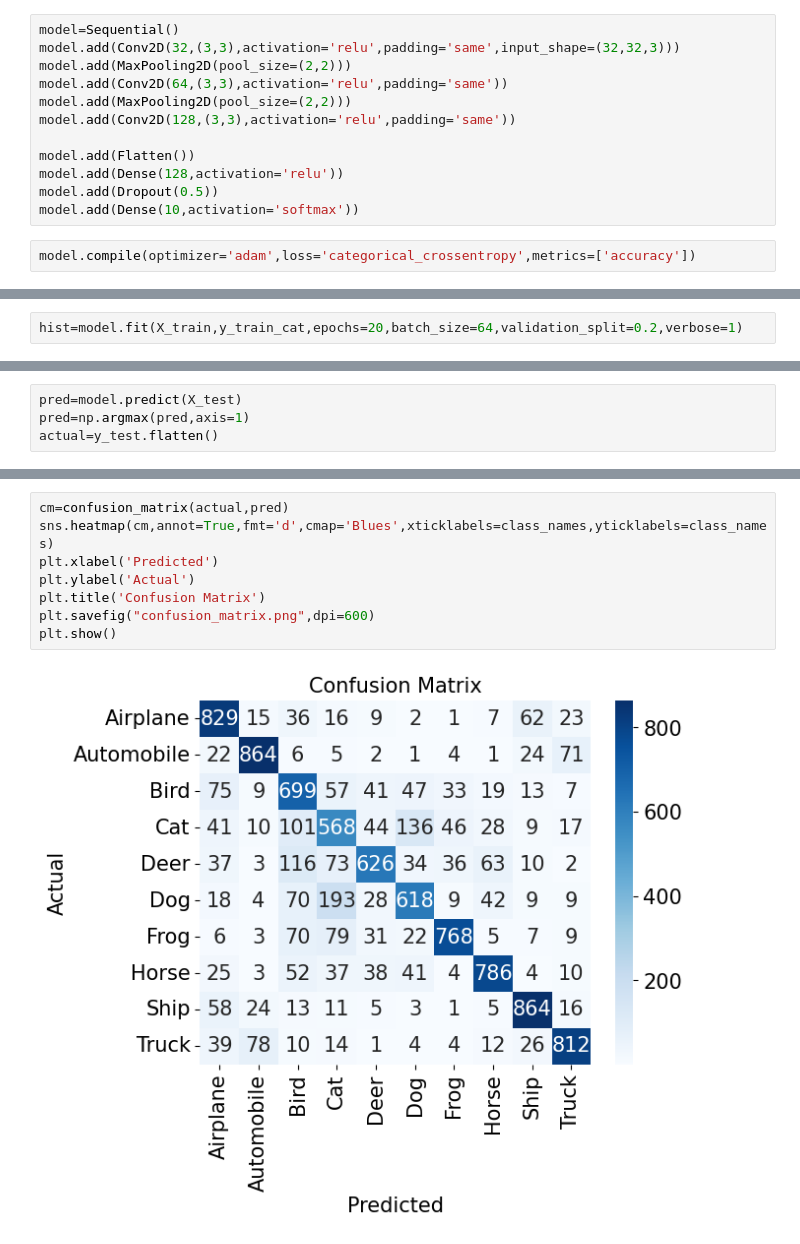
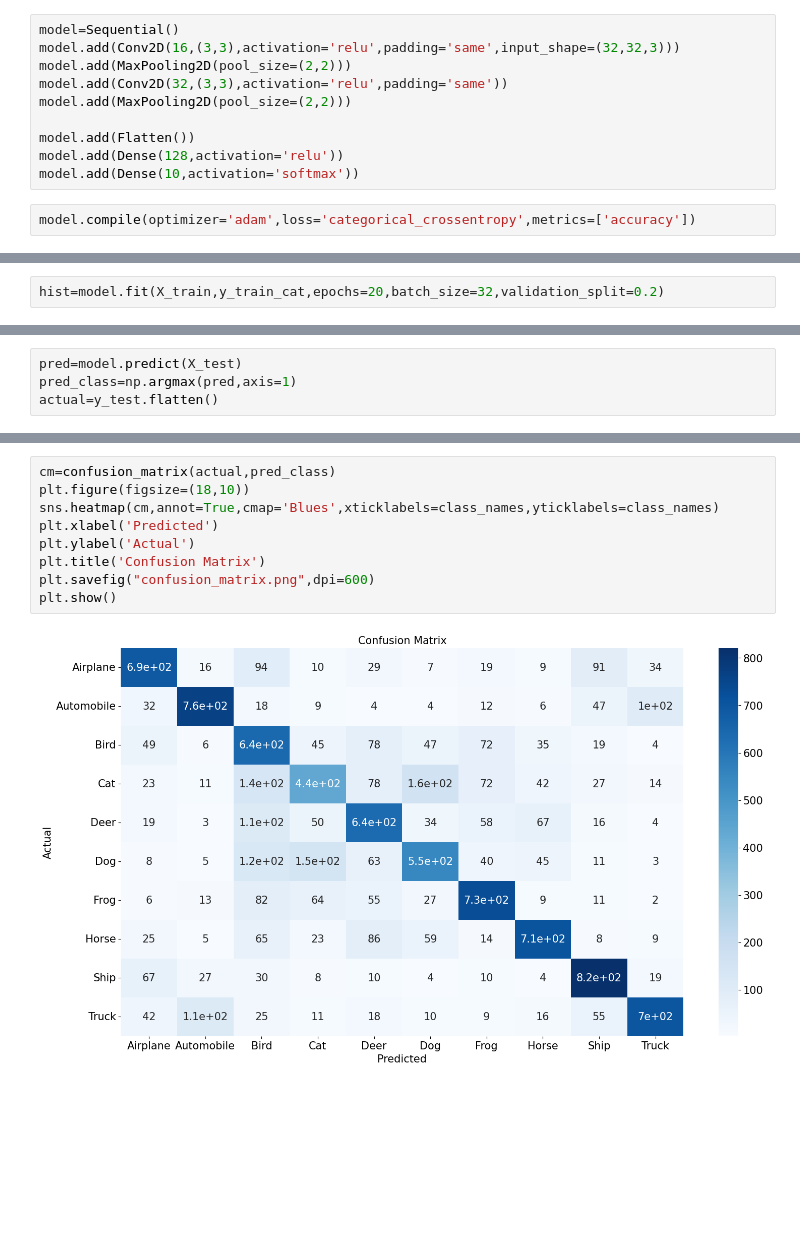
Before and after one commit to sadhika-tech/deep-learning-lab, a Jupyter notebook: Lab 3/convolutional_neural_networks.ipynb, the cells around one changed output, grey strips where cells are left out. Drawn from its saved outputs; the diff is of its cells as text; blank space fills up the shorter version.

```diff
--- a/Lab 3/convolutional_neural_networks.ipynb
+++ b/Lab 3/convolutional_neural_networks.ipynb
@@ -67,14 +327,12 @@ Testing images:  (10000, 32, 32, 3)
 # %%
 model=Sequential()
-model.add(Conv2D(32,(3,3),activation='relu',padding='same',input_shape=(32,32,3)))
+model.add(Conv2D(16,(3,3),activation='relu',padding='same',input_shape=(32,32,3)))
 model.add(MaxPooling2D(pool_size=(2,2)))
-model.add(Conv2D(64,(3,3),activation='relu',padding='same'))
+model.add(Conv2D(32,(3,3),activation='relu',padding='same'))
 model.add(MaxPooling2D(pool_size=(2,2)))
-model.add(Conv2D(128,(3,3),activation='relu',padding='same'))
 
 model.add(Flatten())
 model.add(Dense(128,activation='relu'))
-model.add(Dropout(0.5))
 model.add(Dense(10,activation='softmax'))
 # %%
 model.compile(optimizer='adam',loss='categorical_crossentropy',metrics=['accuracy'])
@@ -104,5 +362,5 @@ Model: "sequential"
  Non-trainable params: 0 (0.00 B)
 # %%
-hist=model.fit(X_train,y_train_cat,epochs=20,batch_size=64,validation_split=0.2,verbose=1)
+hist=model.fit(X_train,y_train_cat,epochs=20,batch_size=32,validation_split=0.2)
 # %% [output]
 Epoch 1/20
@@ -155,5 +413,5 @@ Test Accuracy:  0.743399977684021
 # %%
 pred=model.predict(X_test)
-pred=np.argmax(pred,axis=1)
+pred_class=np.argmax(pred,axis=1)
 actual=y_test.flatten()
 # %% [output]
@@ -180,13 +446,14 @@ weighted avg       0.75      0.74      0.74     10000
 # %%
-cm=confusion_matrix(actual,pred)
-sns.heatmap(cm,annot=True,fmt='d',cmap='Blues',xticklabels=class_names,yticklabels=class_names)
+cm=confusion_matrix(actual,pred_class)
+plt.figure(figsize=(18,10))
+sns.heatmap(cm,annot=True,cmap='Blues',xticklabels=class_names,yticklabels=class_names)
 plt.xlabel('Predicted')
 plt.ylabel('Actual')
 plt.title('Confusion Matrix')
 plt.savefig("confusion_matrix.png",dpi=600)
 plt.show()
 # %% [output]
-[figure, old version]
+[figure, new version]
 # %%
 print("Total Trainable Parameters:")
 print(model.count_params())
```
Also changed, not shown: parts of 43 cells of this notebook.
